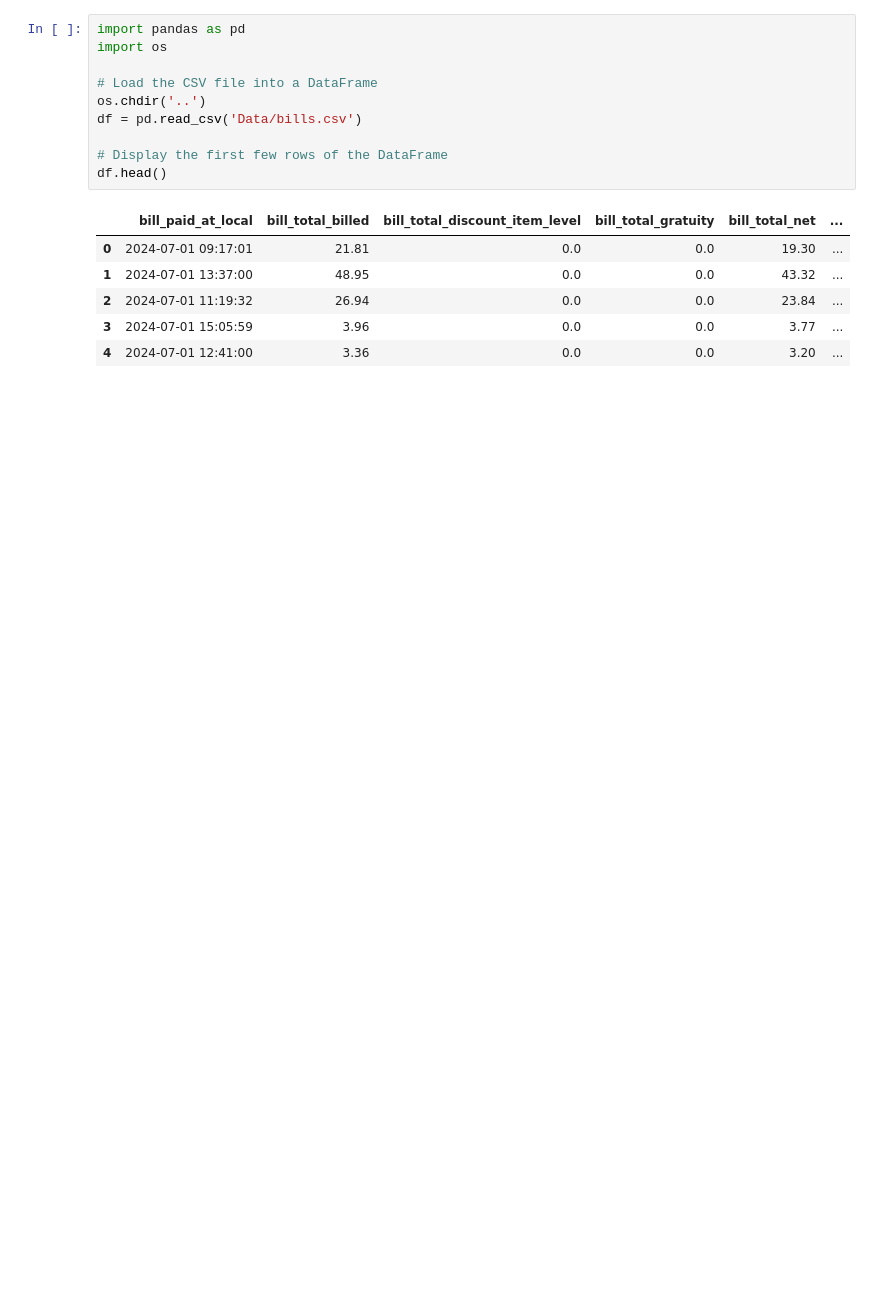
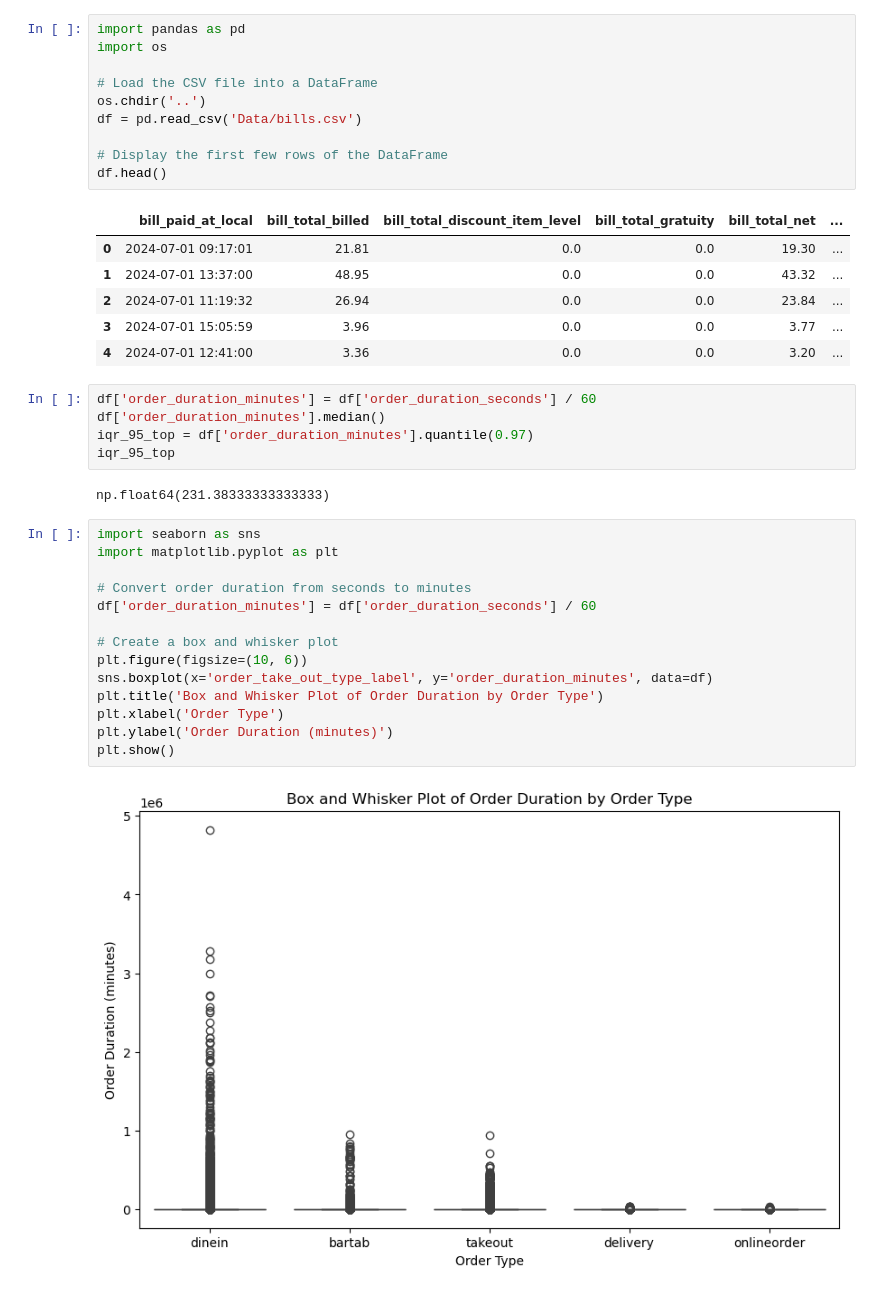
Before and after one commit to NathanL15/TouchBistroEDA, a Jupyter notebook: Pipeline/Preprocess.ipynb, the cells around one changed output. Drawn from its saved outputs; the diff is of its cells as text; blank space fills up the shorter version.

```diff
--- a/Pipeline/Preprocess.ipynb
+++ b/Pipeline/Preprocess.ipynb
@@ -15,3 +15,26 @@ df.head()
 | 2 | 2024-07-01 11:19:32 | 26.94 | 0.0 | 0.0 | 23.84 | ... |
 | 3 | 2024-07-01 15:05:59 | 3.96 | 0.0 | 0.0 | 3.77 | ... |
 | 4 | 2024-07-01 12:41:00 | 3.36 | 0.0 | 0.0 | 3.20 | ... |
+# %%
+df['order_duration_minutes'] = df['order_duration_seconds'] / 60
+df['order_duration_minutes'].median()
+iqr_95_top = df['order_duration_minutes'].quantile(0.97)
+iqr_95_top
+# %% [output]
+np.float64(231.38333333333333)
+# %%
+import seaborn as sns
+import matplotlib.pyplot as plt
+
+# Convert order duration from seconds to minutes
+df['order_duration_minutes'] = df['order_duration_seconds'] / 60
+
+# Create a box and whisker plot
+plt.figure(figsize=(10, 6))
+sns.boxplot(x='order_take_out_type_label', y='order_duration_minutes', data=df)
+plt.title('Box and Whisker Plot of Order Duration by Order Type')
+plt.xlabel('Order Type')
+plt.ylabel('Order Duration (minutes)')
+plt.show()
+# %% [output]
+[figure, added]
```
Also changed, not shown: parts of 3 cells of this notebook.
